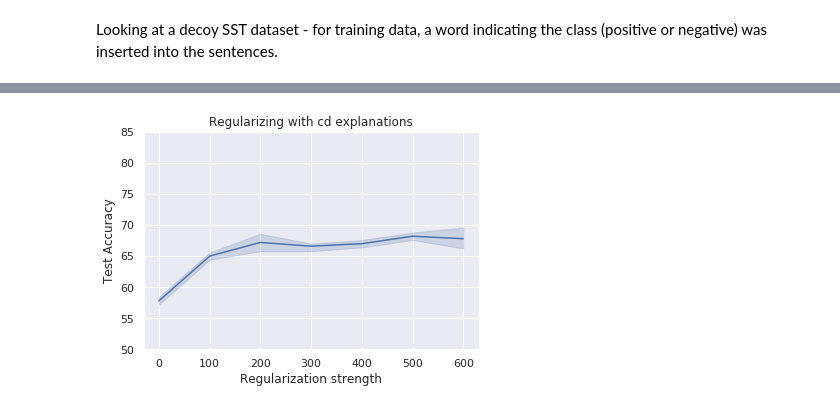
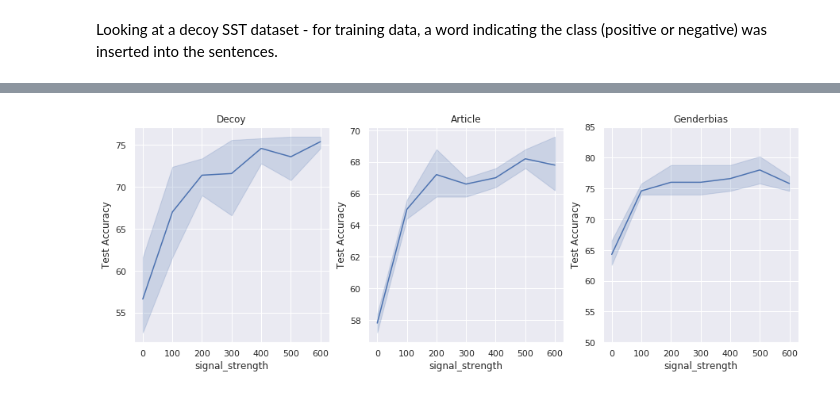
Before and after one commit to laura-rieger/deep-explanation-penalization, a Jupyter notebook: analyze/Analysis - SST.ipynb, the cells around one changed output, grey strips where cells are left out. Saved outputs shown, nothing was run; the diff lists cells and outputs as text; code cells hidden in the pictures.

```diff
--- a/analyze/Analysis - SST.ipynb
+++ b/analyze/Analysis - SST.ipynb
@@ -29,7 +29,7 @@ results_list = [pd.Series(pkl.load(open(fname, "rb"))) for fname in (fnames)]
 
 results = pd.concat(results_list, axis=1).T.infer_objects() # pandas dataframe w/ hyperparams and weights stored
 # results = results[results.bias == 'Genderbias']
-results = results[results.bias == 'Article']
+# results = results[results.bias == 'Article']
 # results = results[results.bias == 'Decoy']
 # %%
 
@@ -54,9 +63,14 @@ concise_out
 # %%
-plot = sns.lineplot(x ='signal_strength' , y='Test Accuracy', data = results  );
-
+fig, axs = plt.subplots(ncols = 3, figsize = (15,5))
+sns.lineplot(x ='signal_strength' , y='Test Accuracy', data = results[results.bias == "Decoy"] , ax = axs[0] );
+sns.lineplot(x ='signal_strength' , y='Test Accuracy', data = results[results.bias == "Article"]   , ax = axs[1]);
+sns.lineplot(x ='signal_strength' , y='Test Accuracy', data = results[results.bias == "Genderbias"]   , ax = axs[2]);
+axs[0].set_title("Decoy")
+axs[1].set_title("Article")
+axs[2].set_title("Genderbias")
 plt.ylim(50, 85)
 plot.set_xlabel("Regularization strength")
-plot.set_ylabel("Test Accuracy")
+axs[0].set_ylabel("Test Accuracy")
 plot.set_title("Regularizing with cd explanations");
 # %% [output]
-[figure, old version]
+[figure, new version]
```
Also changed, not shown: parts of 3 cells of this notebook, 21 other files.
